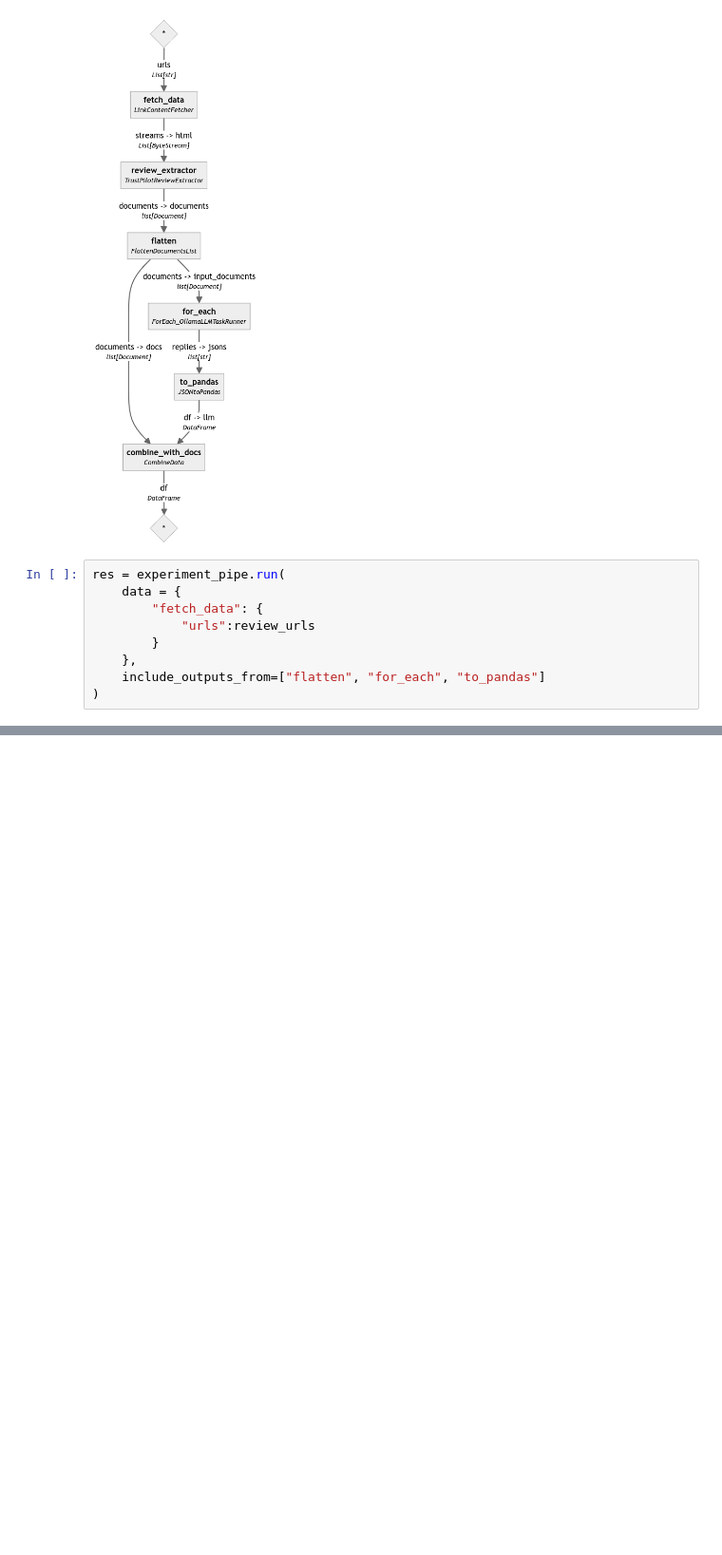
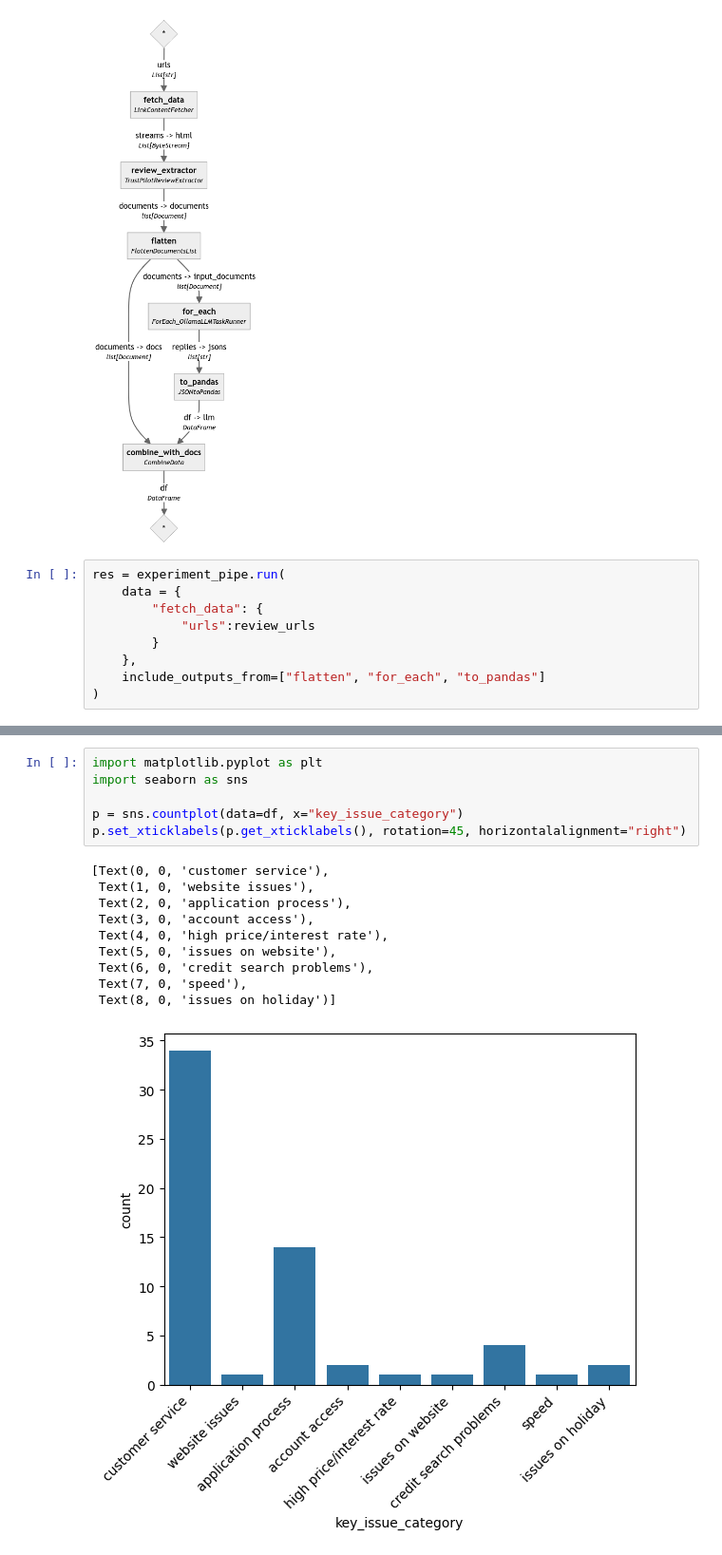
Before and after one commit to jakub-deka/review_demos, a Jupyter notebook: jupyter_demos/Review extractor.ipynb, the cells around one changed output, grey strips where cells are left out. Shown: that part at 95% size. Drawn from its saved outputs; the diff is of its cells as text; blank space fills up the shorter version.

```diff
--- a/jupyter_demos/Review extractor.ipynb
+++ b/jupyter_demos/Review extractor.ipynb
@@ -111,0 +135,17 @@ df. \
+# %%
+import matplotlib.pyplot as plt
+import seaborn as sns
+
+p = sns.countplot(data=df, x="key_issue_category")
+p.set_xticklabels(p.get_xticklabels(), rotation=45, horizontalalignment="right")
+# %% [output]
+[Text(0, 0, 'customer service'),
+ Text(1, 0, 'website issues'),
+ Text(2, 0, 'application process'),
+ Text(3, 0, 'account access'),
+ Text(4, 0, 'high price/interest rate'),
+ Text(5, 0, 'issues on website'),
+ Text(6, 0, 'credit search problems'),
+ Text(7, 0, 'speed'),
+ Text(8, 0, 'issues on holiday')]
+[figure, added]
```
Also changed, not shown: parts of 5 cells of this notebook, 7 other files.
